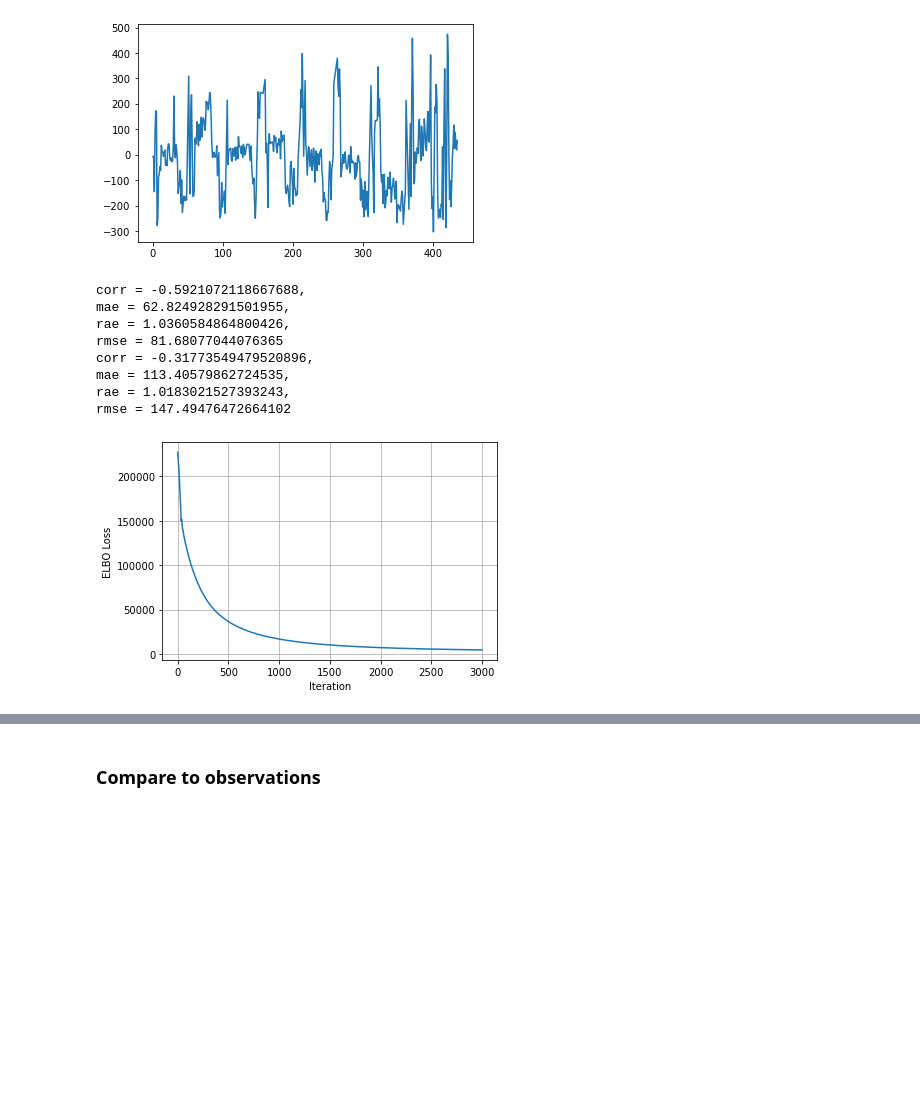
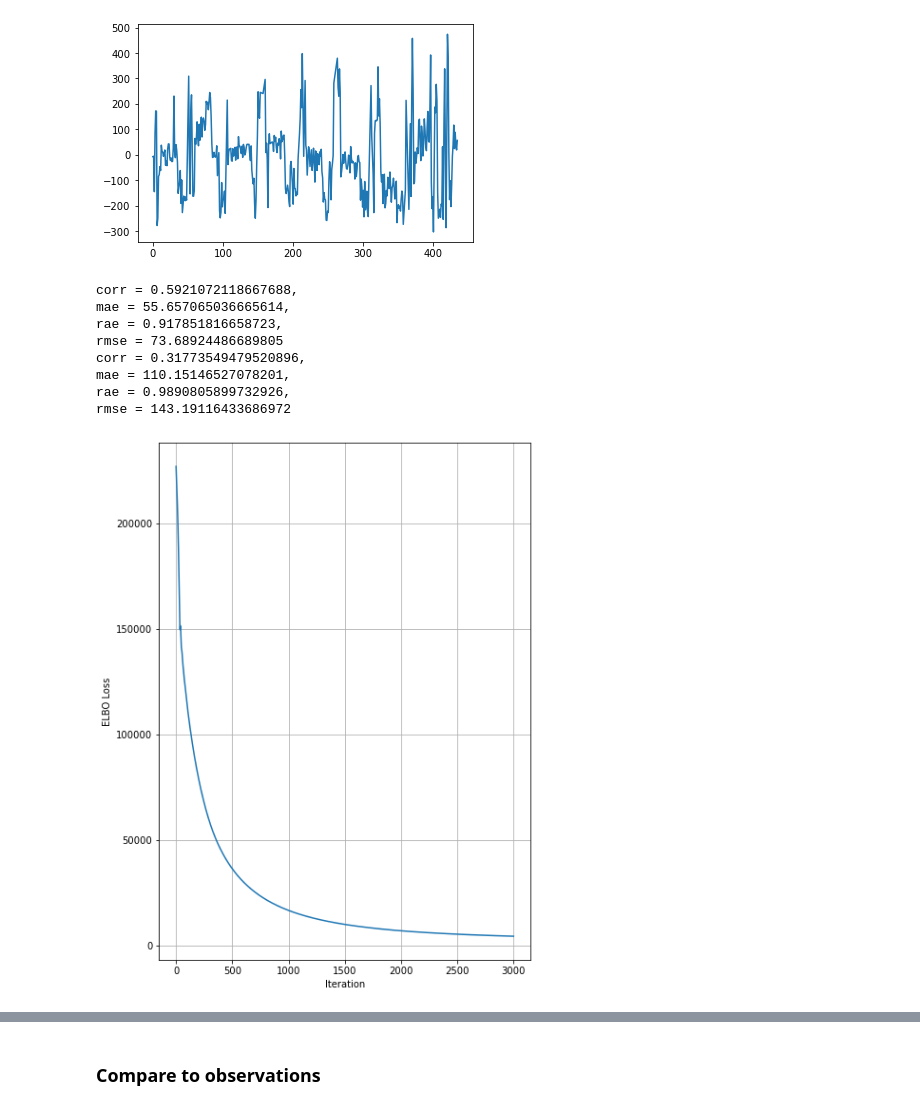
Before and after one commit to eyhl/premis, a Jupyter notebook: notebooks/chapter4.ipynb, the cells around one changed output, grey strips where cells are left out. Drawn from its saved outputs; the diff is of its cells as text; code cells hidden in the pictures; blank space fills up the shorter version.

Commit message:
final model v1 and figures

```diff
--- a/notebooks/chapter4.ipynb
+++ b/notebooks/chapter4.ipynb
@@ -146,7 +141,7 @@ plt.plot(-X_train[:, 0])
 [<matplotlib.lines.Line2D at 0x...>]
 [figure]
 # %%
-y = X_train[:, 0].double()
+y = -X_train[:, 0].double()
 X = torch.linspace(0, 1, len(y)).double()
 # y = (y - y.mean())/y.std()
 
@@ -174,51 +169,51 @@ for i in range(num_steps):
     optimizer.step()
     losses.append(loss.item())
 # %%
-plt.figure()
+plt.figure(figsize=(7, 10))
 plt.plot(losses)
-plt.xlabel("Iteration")
-plt.ylabel("ELBO Loss")
+plt.xlabel("Iteration", fontsize=10)
+plt.ylabel("ELBO Loss", fontsize=10)
 plt.grid()
 plt.savefig("./GP_loss.png", dpi=400)
 
-plt.figure(figsize=(15, 10))
+plt.figure(figsize=(10, 10))
 ax = plt.gca()
 uplift = y_train[:, 0].numpy()
 T_test = torch.linspace(0, 1, len(uplift)).double()  # test inputs
 # plot(T_test, model=gpr, plot_observed_data=True, plot_predictions=True, limits=[0, 1])
 mean, cov = gpr(T_test, full_cov=True, noiseless=False)
 sd = cov.diag().sqrt()  # standard deviation at each input point x
 
 with torch.no_grad():
     ax.plot(T_test.numpy(), mean.numpy(), "r", lw=2, label="GP surface height model")  # plot the mean
     ax.fill_between(
         T_test.numpy(),  # plot the two-sigma uncertainty about the mean
         (mean - 2.0 * sd).numpy(),
         (mean + 2.0 * sd).numpy(),
         color="C0",
         alpha=0.3,
     )
 
 plt.plot(T_test, y, linestyle="None", marker="x", label="Surface height change (ISSM)", color="darkgrey")
 plt.plot(T_test, 10 * uplift, label="Observed uplift (KUAQ)", color="green")
-plt.xlabel("Normalised time")
-plt.ylabel("Uplift")
+plt.xlabel("Normalised time", fontsize=10)
+plt.ylabel("Uplift", fontsize=10)
 plt.grid()
-plt.legend()
+plt.legend(fontsize=15)
 plt.savefig("./GP_spregression.png", dpi=400)
 
 preds = gpr(T_test, full_cov=True)[0].detach()
 corr, mae, rae, rmse = compute_error(preds.numpy(), uplift)
 print(f"corr = {corr}, \nmae = {mae}, \nrae = {rae}, \nrmse = {rmse}")
 corr, mae, rae, rmse = compute_error(y.numpy(), uplift) # (upl - np.mean(upl)) / np.std(upl)
 print(f"corr = {corr}, \nmae = {mae}, \nrae = {rae}, \nrmse = {rmse}")
 # %% [output]
-corr = -0.5921072118667688,
-mae = 62.824928291501955,
-rae = 1.0360584864800426,
-rmse = 81.68077044076365
-corr = -0.31773549479520896,
-mae = 113.40579862724535,
-rae = 1.0183021527393243,
-rmse = 147.49476472664102
+corr = 0.5921072118667688,
+mae = 55.657065036665614,
+rae = 0.917851816658723,
+rmse = 73.68924486689805
+corr = 0.31773549479520896,
+mae = 110.15146527078201,
+rae = 0.9890805899732926,
+rmse = 143.19116433686972
-[figure, old version]
+[figure, new version]
```
Also changed, not shown: parts of 13 cells of this notebook, 11 other files.
